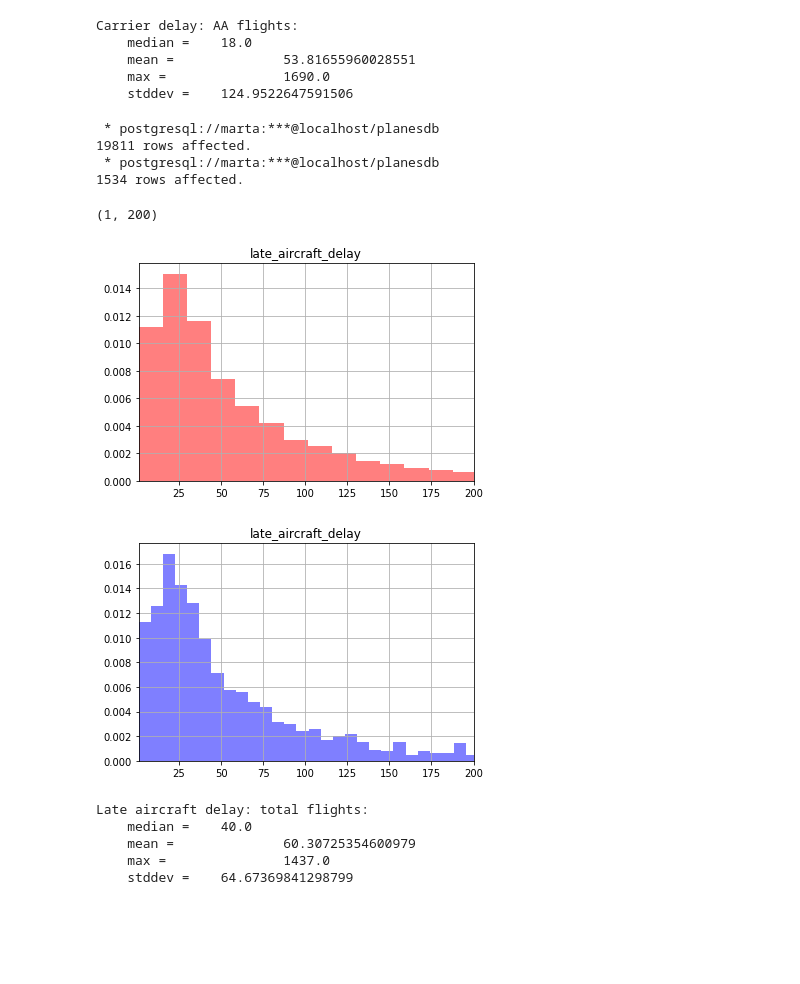
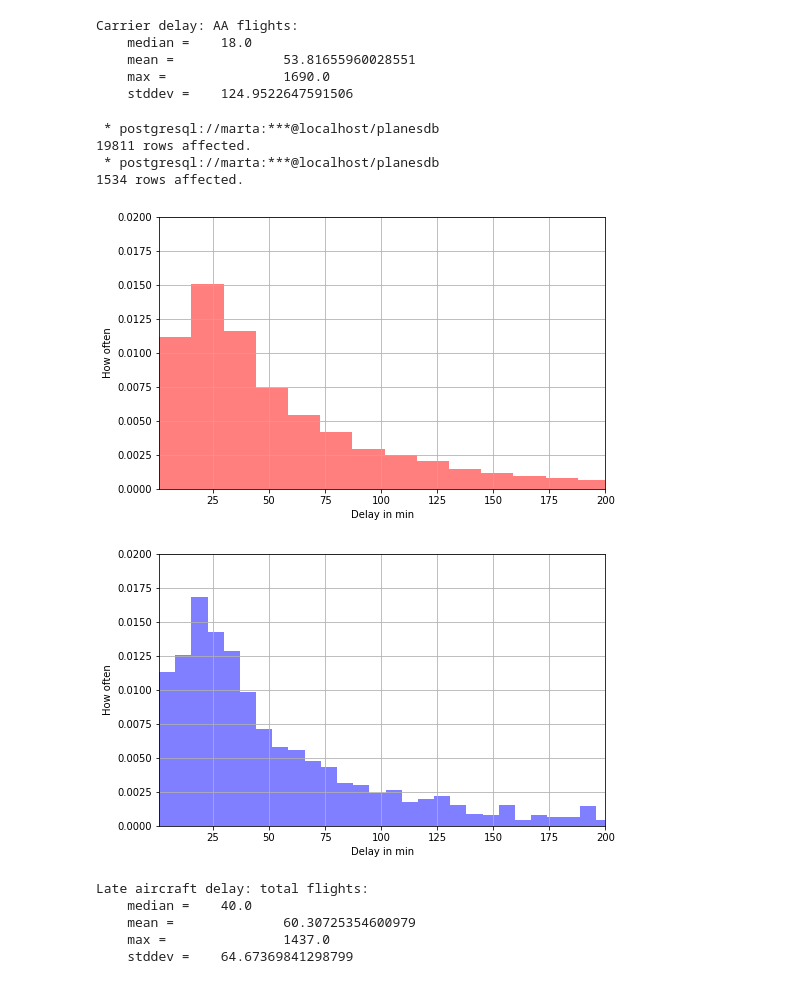
Before and after one commit to mmosc/flights, a Jupyter notebook: analysis.ipynb, the cells around one changed output. Drawn from its saved outputs; the diff is of its cells as text; code cells hidden in the pictures; blank space fills up the shorter version.

```diff
--- a/analysis.ipynb
+++ b/analysis.ipynb
@@ -131,24 +166,38 @@ Carrier delay: AA flights:
 # %%
 output = %sql SELECT late_aircraft_delay FROM sfo WHERE late_aircraft_delay != 0;
 late_aircraft_total = output.DataFrame()
 output = %sql SELECT late_aircraft_delay FROM sfo WHERE op_unique_carrier='AA' AND late_aircraft_delay != 0;
 late_aircraft_aa = output.DataFrame()
 
 histogram = late_aircraft_total.hist(column=['late_aircraft_delay'#,'weather_delay','late_aircraft_delay','late_aircraft_delay','late_aircraft_delay'
-                                     ], density=True,bins=100,alpha=0.5,color='red')
+                                     ], density=True,bins=100,alpha=0.5,color='red',figsize=(8,5))
 histogram[0][0].set_xlim((1,200))
+histogram[0][0].set_ylim((0,0.02))
+
+plt.title(None)
+plt.xlabel('Delay in min')
+plt.ylabel('How often')
+plt.savefig('./presentation/figures/aircraft_total.pdf')
+
+
 
 histogram = late_aircraft_aa.hist(column=['late_aircraft_delay'#,'weather_delay','late_aircraft_delay','late_aircraft_delay','late_aircraft_delay'
-                                     ], density=True,bins=100,alpha=0.5,color='blue')
+                                     ], density=True,bins=100,alpha=0.5,color='blue',figsize=(8,5))
 histogram[0][0].set_xlim((1,200))
+histogram[0][0].set_ylim((0,0.02))
+
+plt.title(None)
+plt.xlabel('Delay in min')
+plt.ylabel('How often')
+
+plt.savefig('./presentation/figures/aircraft_aa.pdf')
 # %% [output]
  * postgresql://marta:***@localhost/planesdb
 19811 rows affected.
  * postgresql://marta:***@localhost/planesdb
 1534 rows affected.
-(1, 200)
-[figure, old version]
+[figure, new version]
-[figure, old version]
+[figure, new version]
 # %%
 print("Late aircraft delay: total flights:\n\
     median =\t{}\n\
```
Also changed, not shown: parts of 6 cells of this notebook, 3 other files.
